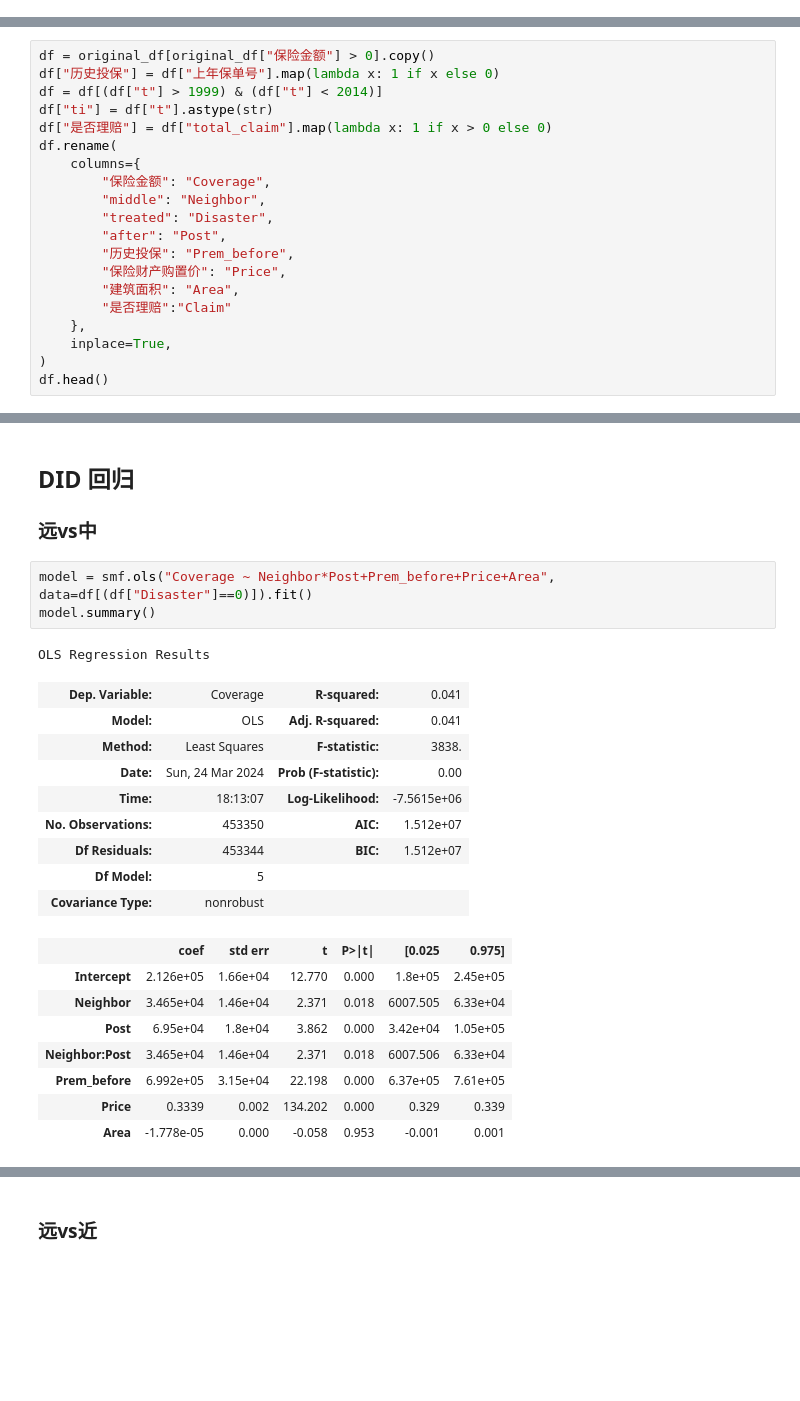
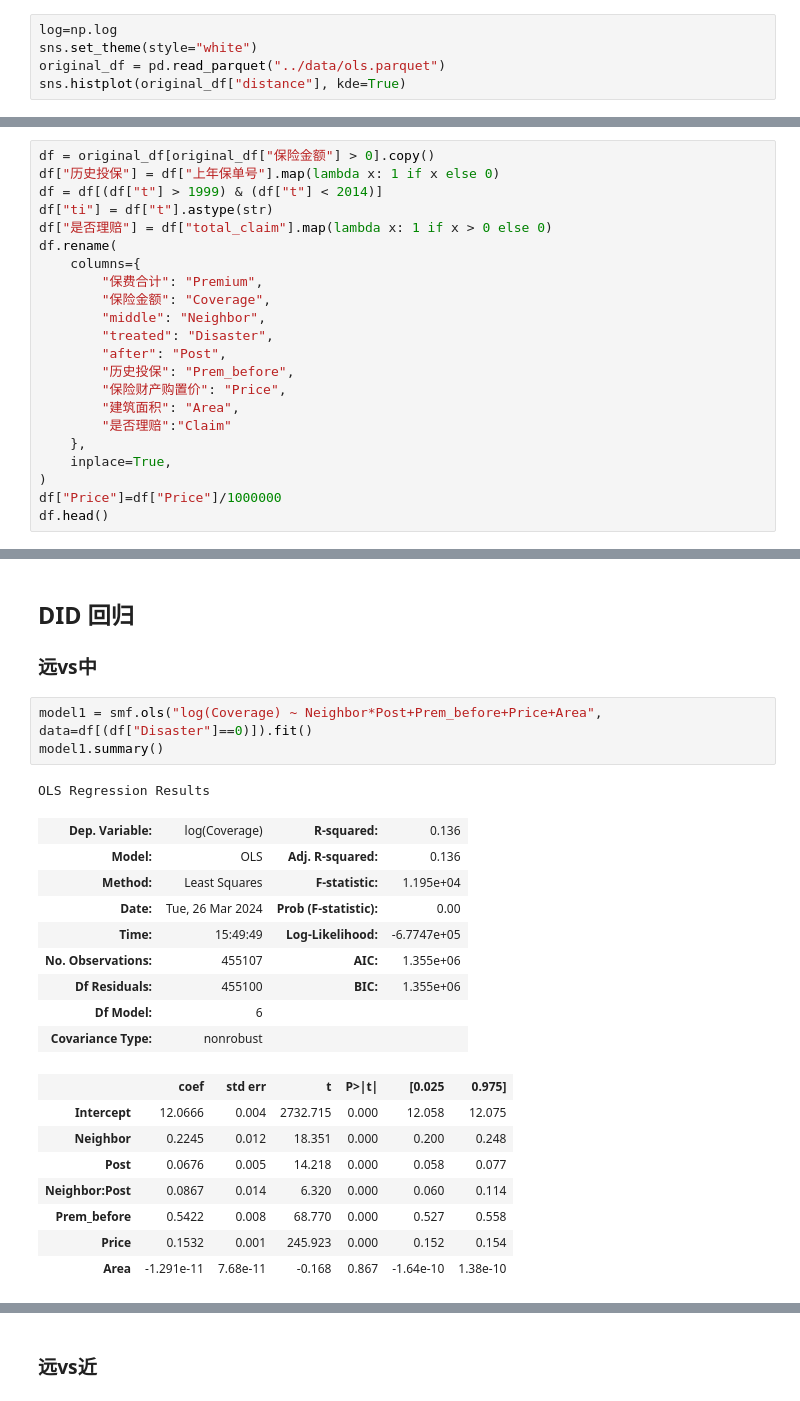
Before and after one commit to ErnestDong/thesis-master, a Jupyter notebook: src/main.ipynb, the cells around one changed output, grey strips where cells are left out. Drawn from its saved outputs; the diff is of its cells as text; blank space fills up the shorter version.

```diff
--- a/src/main.ipynb
+++ b/src/main.ipynb
@@ -30,0 +16,5 @@ sns.histplot(original_df["distance"], kde=True)
+# %%
+log=np.log
+sns.set_theme(style="white")
+original_df = pd.read_parquet("../data/ols.parquet")
+sns.histplot(original_df["distance"], kde=True)
@@ -36,6 +29,7 @@ df["ti"] = df["t"].astype(str)
 df["是否理赔"] = df["total_claim"].map(lambda x: 1 if x > 0 else 0)
 df.rename(
     columns={
+        "保费合计": "Premium",
         "保险金额": "Coverage",
         "middle": "Neighbor",
         "treated": "Disaster",
@@ -47,5 +41,6 @@ df.rename(
     },
     inplace=True,
 )
+df["Price"]=df["Price"]/1000000
 df.head()
 # %% [output]
@@ -126,24 +109,24 @@ strong multicollinearity or other numerical problems.
 
 ### 远vs中
 # %%
-model = smf.ols("Coverage ~ Neighbor*Post+Prem_before+Price+Area", data=df[(df["Disaster"]==0)]).fit()
-model.summary()
+model1 = smf.ols("log(Coverage) ~ Neighbor*Post+Prem_before+Price+Area", data=df[(df["Disaster"]==0)]).fit()
+model1.summary()
 # %% [output]
 OLS Regression Results
-| Dep. Variable: | Coverage | R-squared: | 0.041 |
-| Model: | OLS | Adj. R-squared: | 0.041 |
-| Method: | Least Squares | F-statistic: | 3838. |
-| Date: | Sun, 24 Mar 2024 | Prob (F-statistic): | 0.00 |
-| Time: | 18:13:07 | Log-Likelihood: | -7.5615e+06 |
-| No. Observations: | 453350 | AIC: | 1.512e+07 |
-| Df Residuals: | 453344 | BIC: | 1.512e+07 |
-| Df Model: | 5 |  |  |
+| Dep. Variable: | log(Coverage) | R-squared: | 0.136 |
+| Model: | OLS | Adj. R-squared: | 0.136 |
+| Method: | Least Squares | F-statistic: | 1.195e+04 |
+| Date: | Tue, 26 Mar 2024 | Prob (F-statistic): | 0.00 |
+| Time: | 15:49:49 | Log-Likelihood: | -6.7747e+05 |
+| No. Observations: | 455107 | AIC: | 1.355e+06 |
+| Df Residuals: | 455100 | BIC: | 1.355e+06 |
+| Df Model: | 6 |  |  |
 | Covariance Type: | nonrobust |  |  |
 |  | coef | std err | t | P>|t| | [0.025 | 0.975] |
-| Intercept | 2.126e+05 | 1.66e+04 | 12.770 | 0.000 | 1.8e+05 | 2.45e+05 |
-| Neighbor | 3.465e+04 | 1.46e+04 | 2.371 | 0.018 | 6007.505 | 6.33e+04 |
-| Post | 6.95e+04 | 1.8e+04 | 3.862 | 0.000 | 3.42e+04 | 1.05e+05 |
-| Neighbor:Post | 3.465e+04 | 1.46e+04 | 2.371 | 0.018 | 6007.506 | 6.33e+04 |
-| Prem_before | 6.992e+05 | 3.15e+04 | 22.198 | 0.000 | 6.37e+05 | 7.61e+05 |
-| Price | 0.3339 | 0.002 | 134.202 | 0.000 | 0.329 | 0.339 |
-| Area | -1.778e-05 | 0.000 | -0.058 | 0.953 | -0.001 | 0.001 |
+| Intercept | 12.0666 | 0.004 | 2732.715 | 0.000 | 12.058 | 12.075 |
+| Neighbor | 0.2245 | 0.012 | 18.351 | 0.000 | 0.200 | 0.248 |
+| Post | 0.0676 | 0.005 | 14.218 | 0.000 | 0.058 | 0.077 |
+| Neighbor:Post | 0.0867 | 0.014 | 6.320 | 0.000 | 0.060 | 0.114 |
+| Prem_before | 0.5422 | 0.008 | 68.770 | 0.000 | 0.527 | 0.558 |
+| Price | 0.1532 | 0.001 | 245.923 | 0.000 | 0.152 | 0.154 |
+| Area | -1.291e-11 | 7.68e-11 | -0.168 | 0.867 | -1.64e-10 | 1.38e-10 |
```
Also changed, not shown: parts of 24 cells of this notebook, 26 other files.
